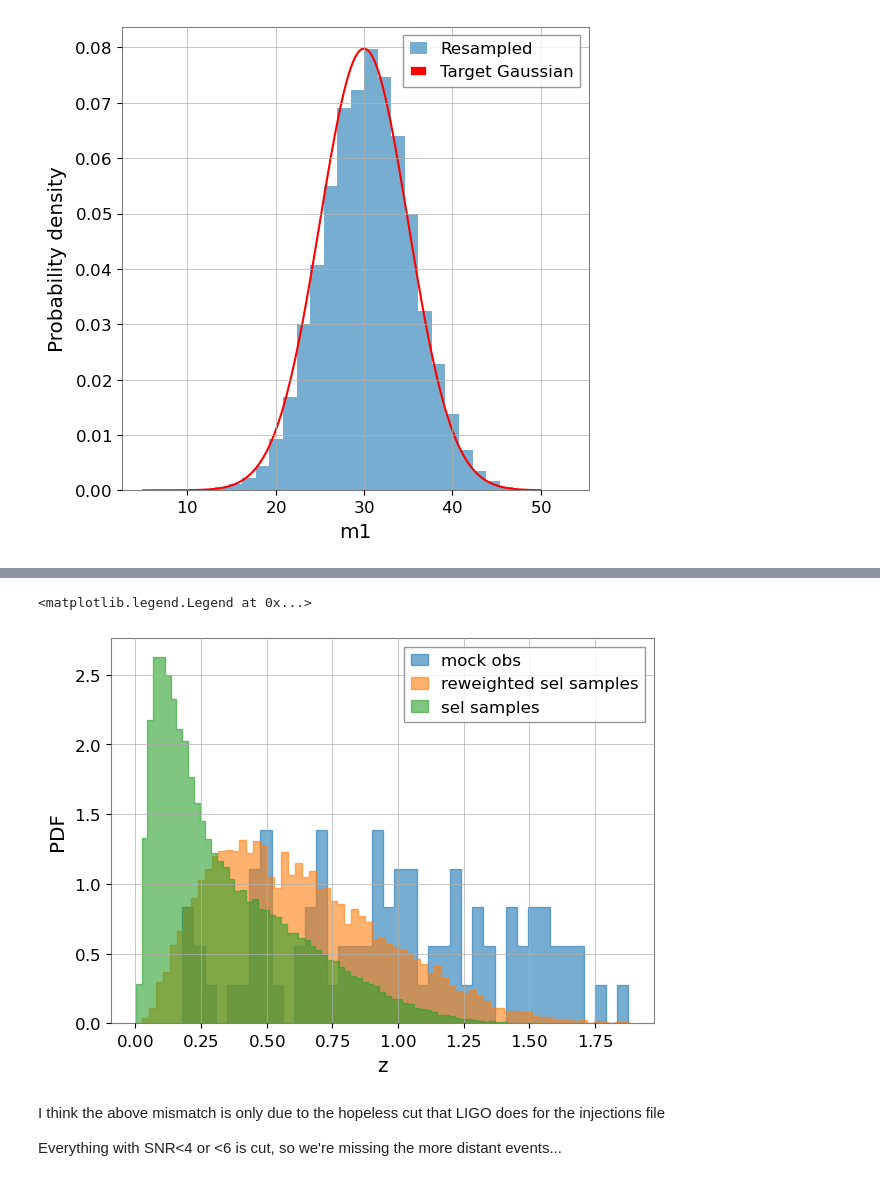
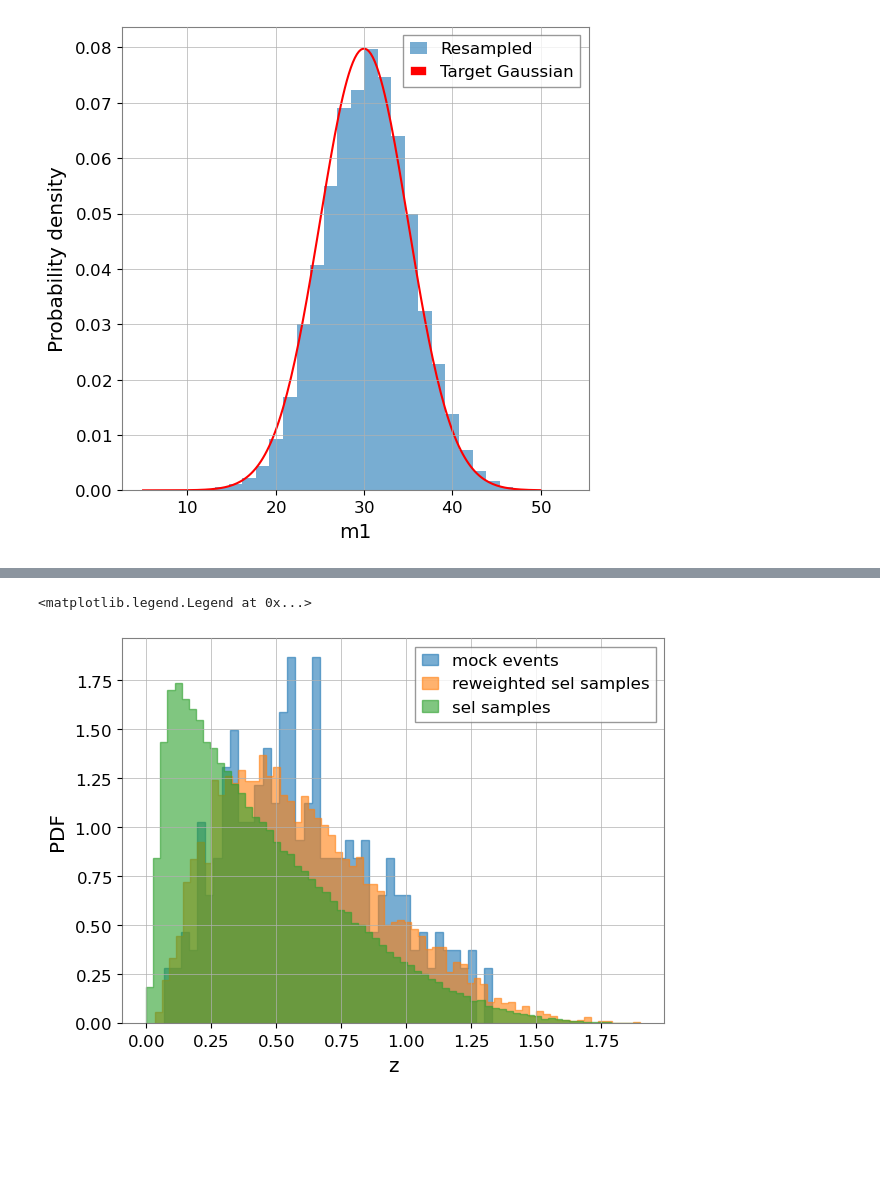
Before and after one commit to abby-moran/GW_pop_cosmo_inference, a Jupyter notebook: src/gen_mock_files.ipynb, the cells around one changed output, grey strips where cells are left out. Saved outputs shown, nothing was run; the diff lists cells and outputs as text; code cells hidden in the pictures; blank space fills up the shorter version.

Commit message:
Tried reweighting the mock PE samples to the target distribution, something's off though. Specifically the pdraw from the draw_mock_samples in weighting.py seems to be wrong.

```diff
--- a/src/gen_mock_files.ipynb
+++ b/src/gen_mock_files.ipynb
@@ -79,8 +79,9 @@ with open(config_file) as param_file:
             pass
 # %%
 snr_threshold = population_parameters.pop('snr_threshold')
-ndraw = int(population_parameters.pop('ndraw', int(2e5)))
-sensitivity = population_parameters.pop('sensitivity', 'aligo')
+ndraw = int(population_parameters.pop('ndraw', int(5e5)))
+sensitivity='o3_PSD'
+#sensitivity = population_parameters.pop('sensitivity', 'aligo')
 detectors = population_parameters.pop('detectors', 'H1').split(',')
 
 custom_cosmo = intensity_models.FlatwCDMCosmology(population_parameters['h'], population_parameters['Om'], population_parameters['w'], population_parameters['zmax'])
@@ -922,3 +1009,3 @@ zs_out=np.array(df_out['z'])
 # %%
-cosmo = intensity_models.FlatwCDMCosmology(population_parameters['h'], population_parameters['Om'], population_parameters['w'], zmax=population_parameters['zmax'])
+cosmo = FlatwCDMCosmology(population_parameters['h'], population_parameters['Om'], population_parameters['w'], zmax=40)#population_parameters['zmax'])
 log_dN=intensity_models.build_population_model(population_parameters)
@@ -940,5 +1062,5 @@ zs_test  = zs_out[idx]
 # %%
-df_det = pd.read_hdf('mock_injections_1det2.h5', key='true_parameters')
+df_det = pd.read_hdf('mock_injections_o3.h5', key='true_parameters')
 SNR_inejctions=jnp.array(df_det['SNR'])
 
 inds=np.where(SNR_inejctions>4)
@@ -962,20 +1115,16 @@ plt.legend()
 # %%
 plt.figure(figsize=(7, 5))
 
-plt.hist(z_obs.astype(float), bins=40, histtype='step', density=True, fill=True, alpha=.6, label='mock obs')
+plt.hist(z_obs.astype(float), bins=40, histtype='step', density=True, fill=True, alpha=.6, label='mock events')
 plt.hist(zs_test, bins=70, histtype='step', density=True, fill=True, alpha=.6, label='reweighted sel samples')
-plt.hist(zs_sel, bins=70, histtype='step', density=True, fill=True, alpha=.6, label='sel samples')
+plt.hist(zs_out, bins=70, histtype='step', density=True, fill=True, alpha=.6, label='sel samples')
 
 plt.xlabel("z")
 plt.ylabel("PDF")
 #plt.xlim(0,150)
 plt.legend()
 # %% [output]
 <matplotlib.legend.Legend at 0x...>
-[figure, old version]
+[figure, new version]
-# %% [markdown]
-I think the above mismatch is only due to the hopeless cut that LIGO does for the injections file
-
-Everything with SNR<4 or <6 is cut, so we're missing the more distant events...
 # %%
 # https://zenodo.org/records/5546676/preview/o3-sensitivity-estimates.md?include_deleted=0 for that 4 or 6 thing
```
Also changed, not shown: parts of 28 cells of this notebook, 3 other files.
